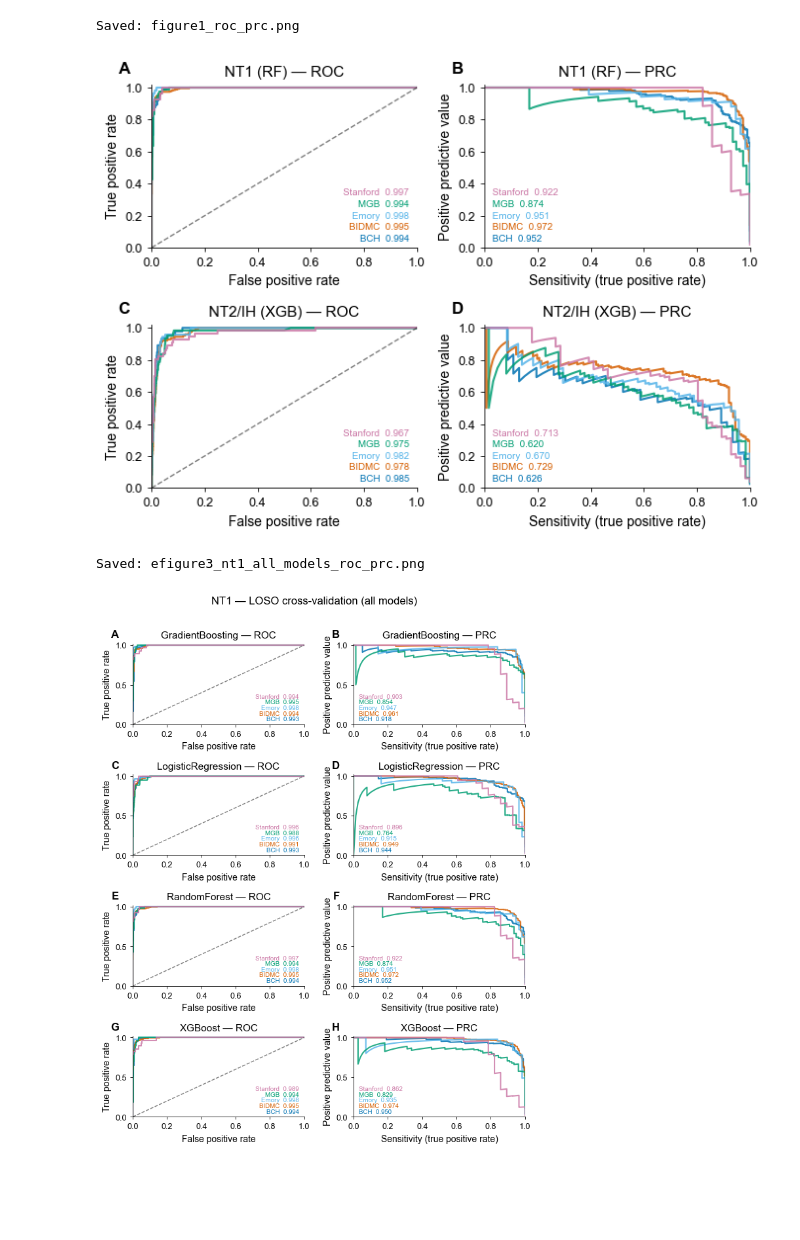
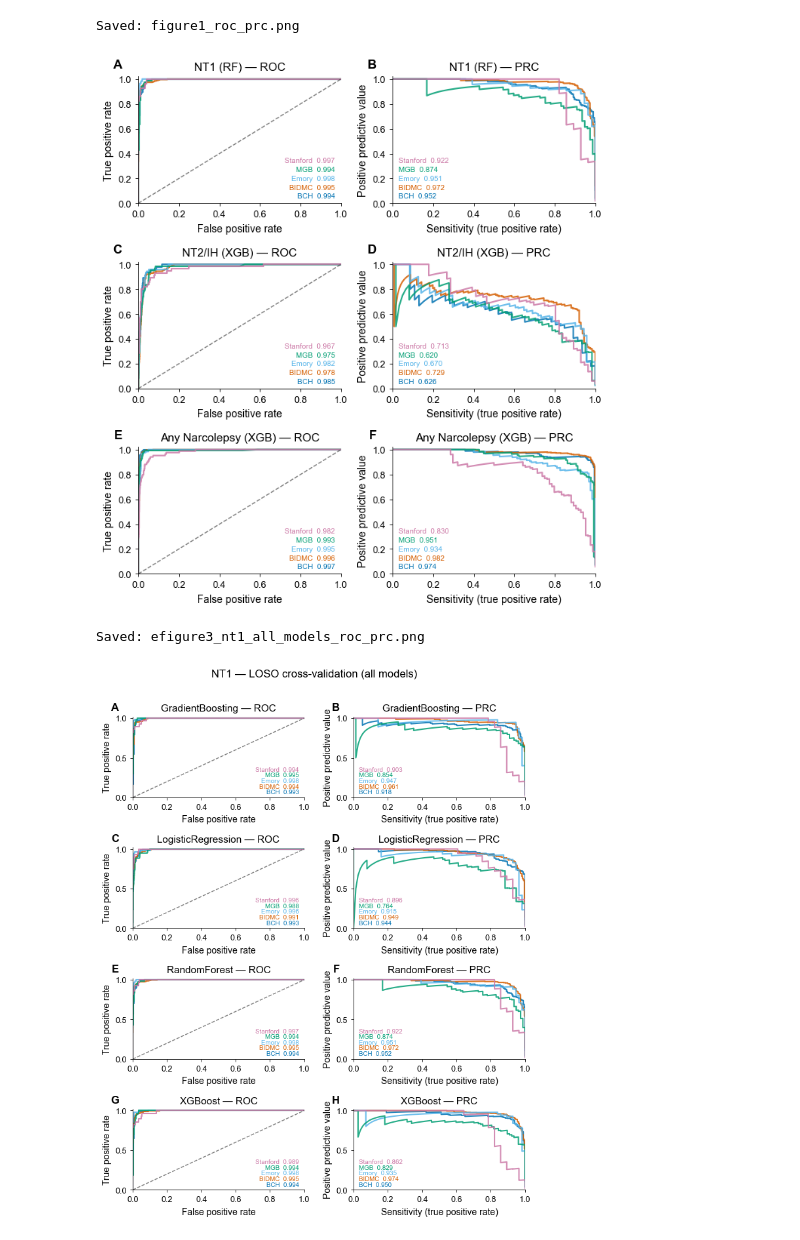
Before and after one commit to bdsp-core/NAX-Narcolepsy, a Jupyter notebook: paper_figures/roc_prc.ipynb, the cells around one changed output. Cells and saved outputs as stored; diff of their text form; code cells hidden in the pictures; blank space fills up the shorter version.

```diff
--- a/paper_figures/roc_prc.ipynb
+++ b/paper_figures/roc_prc.ipynb
@@ -28,7 +28,7 @@ site_mapping = {
 model_type_mapping = {
     'nt1':'NT1',
     'nt2ih':'NT2/IH',
-    'nt12':'NT1/2/IH',
+    'any_narcolepsy': 'Any Narcolepsy',
 }
 # %%
 features = pl.read_parquet(DATA_DIR / 'discriminative-modeling/features.parquet').hstack(
@@ -38,5 +38,12 @@ features = pl.read_parquet(DATA_DIR / 'discriminative-modeling/features.parquet'
 ).select(
     'id','date','cohort','annot', pl.all().exclude(['id','date','cohort','annot'])
 )
+
+# Label maps for each task
+label_maps = {
+    'nt1': pl.when(pl.col('annot') == 1).then(1).otherwise(0),
+    'nt2ih': pl.when(pl.col('annot') == 2).then(1).otherwise(0),
+    'any_narcolepsy': pl.when(pl.col('annot').is_in([1, 2])).then(1).otherwise(0),
+}
 # %%
 all_models = {}
@@ -80,8 +74,8 @@ MANUSCRIPT_FIG_DIR = Path('../manuscript/figures')
 MANUSCRIPT_FIG_DIR.mkdir(parents=True, exist_ok=True)
 
 # Best model per task (determined by highest mean AUROC + AUPRC balance)
-BEST_MODEL = {'nt1': 'RandomForest', 'nt2ih': 'XGBoost'}
-BEST_MODEL_SHORT = {'nt1': 'RF', 'nt2ih': 'XGB'}
+BEST_MODEL = {'nt1': 'RandomForest', 'nt2ih': 'XGBoost', 'any_narcolepsy': 'XGBoost'}
+BEST_MODEL_SHORT = {'nt1': 'RF', 'nt2ih': 'XGB', 'any_narcolepsy': 'XGB'}
 
 SITE_ORDER = ['BCH', 'BIDMC', 'Emory', 'MGB', 'Stanford']
 
@@ -90,7 +84,6 @@ def _sanitize_col(c):
     return re.sub(r'[\[\]<>]', '_', c)
 
 # Helper: plot ROC+PRC for one model on one axes pair
-# Returns dict of {site_label: (auroc, auprc)} for the shared legend
 def plot_roc_prc(model_comparison, model_name, model_type, feat, ax_roc, ax_prc):
     models = model_comparison[model_name]
     metrics = {}
@@ -101,7 +94,6 @@ def plot_roc_prc(model_comparison, model_name, model_type, feat, ax_roc, ax_prc)
         test_feat = feat.filter(pl.col('cohort') == test_site)
         y_test = test_feat[model_type].to_numpy()
 
-        # Select and rename features to match model training
         X_cols = test_feat.drop(['annot', 'cohort', 'id', 'date', model_type])
         rename_map = {c: _sanitize_col(c) for c in X_cols.columns if _sanitize_col(c) != c}
         if rename_map:
@@ -131,9 +123,7 @@ def plot_roc_prc(model_comparison, model_name, model_type, feat, ax_roc, ax_prc)
     ax_prc.set_ylabel('Positive predictive value')
     ax_prc.set_xlim([0, 1]); ax_prc.set_ylim([0, 1.02])
 
-    # Compact color-coded metric text inside each panel
-    # ROC: lower-right; PRC: lower-left
-    line_h = 0.07  # spacing between lines in axes coords
+    line_h = 0.07
     for i, s in enumerate(SITE_ORDER):
         color = SITE_COLORS[s]
         ax_roc.text(0.97, 0.03 + i * line_h, f'{s}  {metrics[s][0]:.3f}',
@@ -145,24 +135,23 @@ def plot_roc_prc(model_comparison, model_name, model_type, feat, ax_roc, ax_prc)
 
     return metrics
 
-# Prepare feature frames
+# Prepare feature frames with binary labels
 feat_frames = {}
-for model_type in ['nt1', 'nt2ih']:
+for model_type in ['nt1', 'nt2ih', 'any_narcolepsy']:
     feat = features.clone()
-    if model_type == 'nt1':
-        feat = feat.with_columns(
-            pl.when(pl.col('annot') == 1).then(1).otherwise(0).alias('nt1'))
-    elif model_type == 'nt2ih':
-        feat = feat.with_columns(
-            pl.when(pl.col('annot') == 2).then(1).otherwise(0).alias('nt2ih'))
+    feat = feat.with_columns(label_maps[model_type].alias(model_type))
     feat_frames[model_type] = feat
 
 # ============================================================
-# FIGURE 1: Best model only — 2x2 (NT1 top, NT2/IH bottom)
+# FIGURE 1: Best model only — 3x2 (NT1, NT2/IH, Any Narcolepsy)
 # ============================================================
-fig, axes = plt.subplots(2, 2, figsize=(6.875, 5.0))
+model_types_ordered = ['nt1', 'nt2ih', 'any_narcolepsy']
+n_rows = len(model_types_ordered)
+fig, axes = plt.subplots(n_rows, 2, figsize=(6.875, 2.5 * n_rows))
 
-for row_idx, model_type in enumerate(['nt1', 'nt2ih']):
+panel_labels_all = [chr(ord('A') + i) for i in range(2 * n_rows)]
+
+for row_idx, model_type in enumerate(model_types_ordered):
     label = model_type_mapping[model_type]
     best = BEST_MODEL[model_type]
     short = BEST_MODEL_SHORT[model_type]
@@ -171,12 +160,11 @@ for row_idx, model_type in enumerate(['nt1', 'nt2ih']):
     plot_roc_prc(all_models[model_type], best, model_type,
                  feat_frames[model_type], ax_roc, ax_prc)
 
-    ax_roc.set_title(f'{label} ({short}) — ROC')
-    ax_prc.set_title(f'{label} ({short}) — PRC')
+    ax_roc.set_title(f'{label} ({short}) \u2014 ROC')
+    ax_prc.set_title(f'{label} ({short}) \u2014 PRC')
 
-    panel_row = [['A', 'B'], ['C', 'D']][row_idx]
-    add_panel_label(ax_roc, panel_row[0])
-    add_panel_label(ax_prc, panel_row[1])
+    add_panel_label(ax_roc, panel_labels_all[row_idx * 2])
+    add_panel_label(ax_prc, panel_labels_all[row_idx * 2 + 1])
 
 plt.tight_layout()
 savefig(fig, str(MANUSCRIPT_FIG_DIR / 'figure1_roc_prc.png'))
@@ -184,41 +172,44 @@ print('Saved: figure1_roc_prc.png')
 plt.show()
 
 # ============================================================
-# eFIGURES 3-4: All models (full 4x2 comparison grids)
+# eFIGURES 3-5: All models (full 4x2 comparison grids)
 # ============================================================
-efig_name_map = {'nt1': 'efigure3_nt1_all_models_roc_prc.png',
-                 'nt2ih': 'efigure4_nt2ih_all_models_roc_prc.png'}
+efig_name_map = {
+    'nt1': 'efigure3_nt1_all_models_roc_prc.png',
+    'nt2ih': 'efigure4_nt2ih_all_models_roc_prc.png',
+    'any_narcolepsy': 'efigure5_any_narcolepsy_all_models_roc_prc.png',
+}
 panel_labels_4x2 = [['A','B'], ['C','D'], ['E','F'], ['G','H']]
 
-for model_type in ['nt1', 'nt2ih']:
+for model_type in model_types_ordered:
     model_comparison = all_models[model_type]
     feat = feat_frames[model_type]
     label = model_type_mapping[model_type]
     model_names = sorted(model_comparison.keys())
     n_models = len(model_names)
 
     fig, axes = plt.subplots(n_models, 2, figsize=(6.875, 2.1 * n_models))
     if n_models == 1:
         axes = axes.reshape(1, -1)
 
     for m_idx, model_name in enumerate(model_names):
         ax_roc, ax_prc = axes[m_idx, 0], axes[m_idx, 1]
         add_panel_label(ax_roc, panel_labels_4x2[m_idx][0])
         add_panel_label(ax_prc, panel_labels_4x2[m_idx][1])
 
         plot_roc_prc(model_comparison, model_name, model_type, feat, ax_roc, ax_prc)
-        ax_roc.set_title(f'{model_name} — ROC')
-        ax_prc.set_title(f'{model_name} — PRC')
+        ax_roc.set_title(f'{model_name} \u2014 ROC')
+        ax_prc.set_title(f'{model_name} \u2014 PRC')
 
-    fig.suptitle(f'{label} — LOSO cross-validation (all models)',
+    fig.suptitle(f'{label} \u2014 LOSO cross-validation (all models)',
                  fontsize=FONT_SIZE_TITLE + 1, y=1.01)
     plt.tight_layout()
     savefig(fig, str(MANUSCRIPT_FIG_DIR / efig_name_map[model_type]))
     print(f'Saved: {efig_name_map[model_type]}')
     plt.show()
 # %% [output]
 Saved: figure1_roc_prc.png
-[figure, old version]
+[figure, new version]
 Saved: efigure3_nt1_all_models_roc_prc.png
 [figure]
 Saved: efigure4_nt2ih_all_models_roc_prc.png
```
Also changed, not shown: parts of 2 cells of this notebook, 52 other files.
